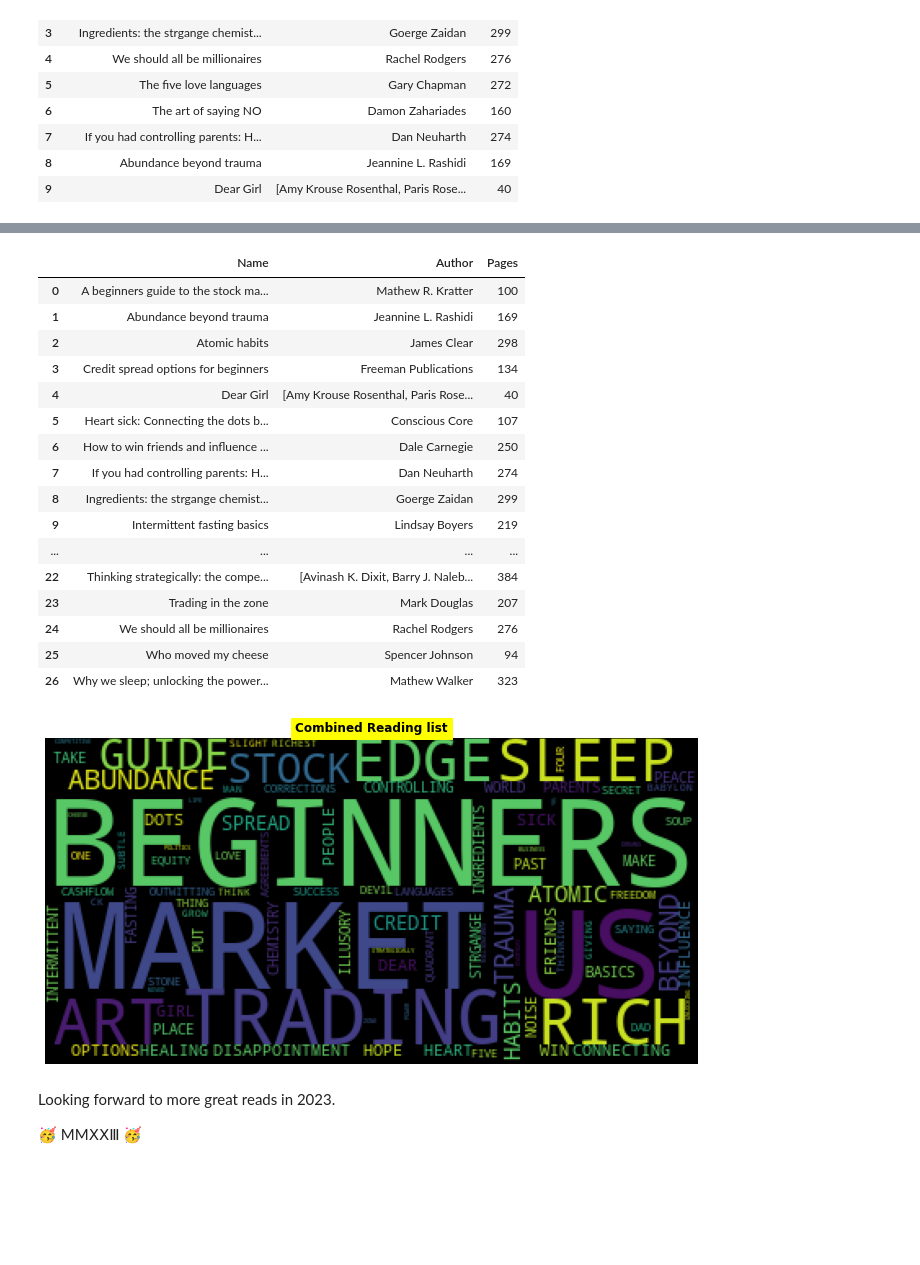
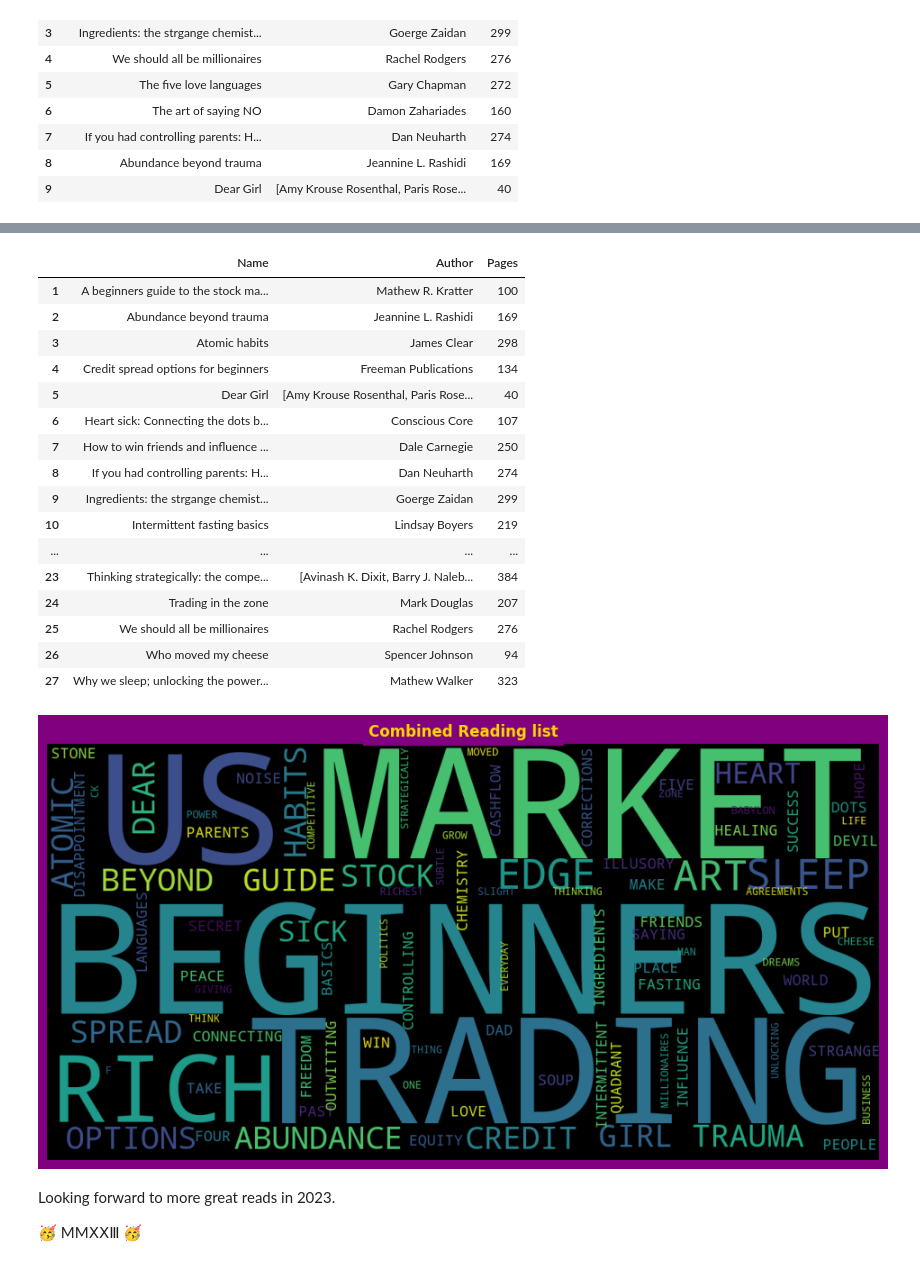
Before and after one commit to Sonya-7/PersonalReadingTrends, a Jupyter notebook: reading-list.ipynb, the cells around one changed output, grey strips where cells are left out. Drawn from its saved outputs; the diff is of its cells as text; code cells hidden in the pictures; blank space fills up the shorter version.

```diff
--- a/reading-list.ipynb
+++ b/reading-list.ipynb
@@ -48,14 +54,14 @@ BL21
 word_string=""
 
 for book in BL21['Name']:
-     word_string = word_string.upper() + (book + " ")
+     word_string += (book.upper() + " ")
 
-word_cloud = WordCloud().generate(word_string)
+word_cloud = WordCloud(background_color='black',scale=3, collocations=True, normalize_plurals=True).generate(word_string)
 
-plt.figure(figsize = (20,6))
+plt.figure(figsize = (20,6), facecolor = 'black')
 plt.imshow(word_cloud, interpolation = 'bessel')
 plt.axis('off')
-plt.title("2021 Reading list", fontweight='bold', color='black', backgroundcolor='yellow')
+plt.title("2021 Reading List", fontweight='bold', color='black', backgroundcolor='gold')
 
 plt.show()
 # %% [output]
@@ -89,14 +100,14 @@ BL22
 word_string=""
 
 for book in BL22['Name']:
-     word_string = word_string.upper() + (book + " ")
+     word_string += (book.upper() + " ")
 
-word_cloud = WordCloud().generate(word_string)
+word_cloud = WordCloud(background_color='black',scale=3, collocations=True, normalize_plurals = True).generate(word_string)
 
-plt.figure(figsize = (20,6))
-plt.imshow(word_cloud, interpolation = 'bessel')
+plt.figure(figsize = (20,6), facecolor='black')
+plt.imshow(word_cloud, interpolation = None)
 plt.axis('off')
-plt.title("2022 Reading list", fontweight='bold', color='black', backgroundcolor='yellow')
+plt.title("2022 Reading List", fontweight='bold', color='black', backgroundcolor='gold')
 
 plt.show()
 # %% [output]
@@ -104,21 +115,21 @@ plt.show()
 # %%
-comb_list = pd.concat([BL21, BL22]).sort_values(by='Name').set_index('Name').reset_index()
+comb_list = pd.concat([BL21, BL22]).sort_values(by='Name').set_index([pd.Index(range(1, len(BL21) + len(BL22) + 1))])
 comb_list
 # %% [output]
 |  | Name | Author | Pages |
-| 0 | A beginners guide to the stock ma... | Mathew R. Kratter | 100 |
-| 1 | Abundance beyond trauma | Jeannine L. Rashidi | 169 |
-| 2 | Atomic habits | James Clear | 298 |
-| 3 | Credit spread options for beginners | Freeman Publications | 134 |
-| 4 | Dear Girl | [Amy Krouse Rosenthal, Paris Rose... | 40 |
-| 5 | Heart sick: Connecting the dots b... | Conscious Core | 107 |
-| 6 | How to win friends and influence ... | Dale Carnegie | 250 |
-| 7 | If you had controlling parents: H... | Dan Neuharth | 274 |
-| 8 | Ingredients: the strgange chemist... | Goerge Zaidan | 299 |
-| 9 | Intermittent fasting basics | Lindsay Boyers | 219 |
+| 1 | A beginners guide to the stock ma... | Mathew R. Kratter | 100 |
+| 2 | Abundance beyond trauma | Jeannine L. Rashidi | 169 |
+| 3 | Atomic habits | James Clear | 298 |
+| 4 | Credit spread options for beginners | Freeman Publications | 134 |
+| 5 | Dear Girl | [Amy Krouse Rosenthal, Paris Rose... | 40 |
+| 6 | Heart sick: Connecting the dots b... | Conscious Core | 107 |
+| 7 | How to win friends and influence ... | Dale Carnegie | 250 |
+| 8 | If you had controlling parents: H... | Dan Neuharth | 274 |
+| 9 | Ingredients: the strgange chemist... | Goerge Zaidan | 299 |
+| 10 | Intermittent fasting basics | Lindsay Boyers | 219 |
 | ... | ... | ... | ... |
-| 22 | Thinking strategically: the compe... | [Avinash K. Dixit, Barry J. Naleb... | 384 |
-| 23 | Trading in the zone | Mark Douglas | 207 |
-| 24 | We should all be millionaires | Rachel Rodgers | 276 |
-| 25 | Who moved my cheese | Spencer Johnson | 94 |
-| 26 | Why we sleep; unlocking the power... | Mathew Walker | 323 |
+| 23 | Thinking strategically: the compe... | [Avinash K. Dixit, Barry J. Naleb... | 384 |
+| 24 | Trading in the zone | Mark Douglas | 207 |
+| 25 | We should all be millionaires | Rachel Rodgers | 276 |
+| 26 | Who moved my cheese | Spencer Johnson | 94 |
+| 27 | Why we sleep; unlocking the power... | Mathew Walker | 323 |
@@ -125,19 +139,19 @@ comb_list
 # %%
 word_string=""
 
 for book in comb_list['Name']:
      word_string = word_string + (book.upper() + " ")
 
-word_cloud = WordCloud().generate(word_string)
+word_cloud = WordCloud(background_color='black',scale=3, collocations=True, normalize_plurals=True).generate(word_string)
 
-plt.figure(figsize = (20,6))
+plt.figure(figsize = (20,6), facecolor='purple')
 plt.imshow(word_cloud)
 plt.axis('off')
-plt.title("Combined Reading list", fontweight='bold', color='black', backgroundcolor='yellow')
+plt.title("Combined Reading list", fontweight='bold', color='gold', backgroundcolor='purple')
 
 plt.show()
 # %% [output]
-[figure, old version]
+[figure, new version]
 # %% [markdown]
 Looking forward to more great reads in 2023.
 
```
Also changed, not shown: parts of 6 cells of this notebook.
